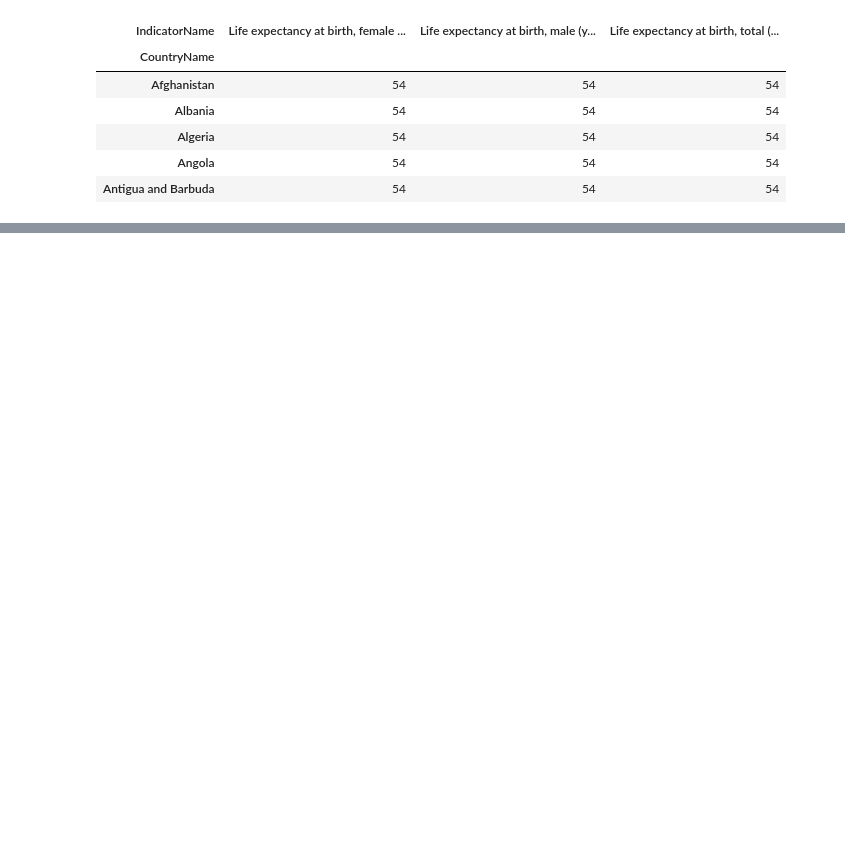
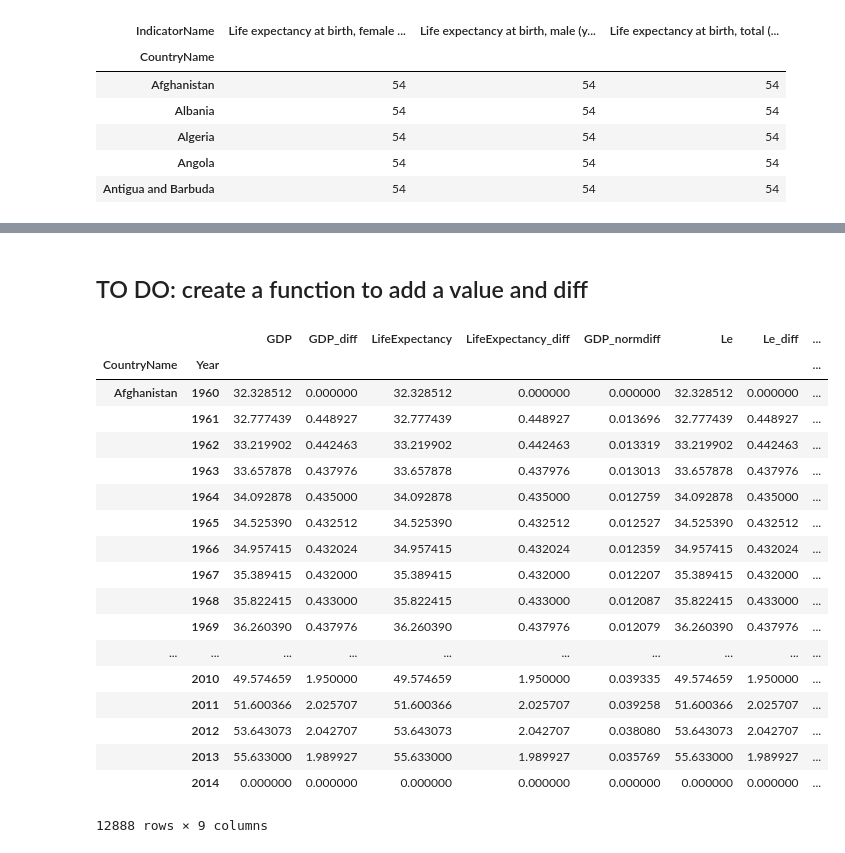
Before and after one commit to gussie/Springboard_data_science, a Jupyter notebook: Capstone project 1.ipynb, the cells around one changed output, grey strips where cells are left out. Drawn from its saved outputs; the diff is of its cells as text; code cells hidden in the pictures; blank space fills up the shorter version.

```diff
--- a/Capstone project 1.ipynb
+++ b/Capstone project 1.ipynb
@@ -301,6 +287,0 @@ for i in l_countries:
-# %%
-#create a life expectancy series per country
-for i in l_countries:
-    x = df[(df.CountryName == i) & (df.IndicatorCode == 'SP.DYN.LE00.IN')]  #life expectancy
-    x = pd.DataFrame(x,columns=columns)
-    d_le[i] = x
@@ -306,0 +337,51 @@ for i in l_countries:
+# %% [markdown]
+## TO DO: create a function to add a value and diff
+# %%
+#normalized the diff, then make it a function with df and indicator as inputs (to concatenate to df)
+# df_worldtopics = pd.merge(df[df.CountryName == 'World'], metrics, left_on='IndicatorCode', right_on='SeriesCode', how='left')
+
+test = df_ml.head()
+
+def new_col(working_df, new_indicator, name):
+    norm_diff = []
+    new_indicator = new_indicator.pivot_table(values='Value', index=['CountryName', 'Year'], columns=['IndicatorName'])
+
+    working_df[name] = new_indicator
+    working_df[name+'_diff'] = new_indicator.diff()
+
+    # Create series with normalized difference for the indicator
+    # TO DO: Add outer loop for the country
+    for i in range(len(working_df)):
+        norm_diff.append(working_df[name+'_diff'].iloc[i]/working_df[name].iloc[i])
+
+    # Add normalized diff column to the working df
+    norm_diff = pd.Series(norm_diff, index = working_df.index)
+    working_df[name+'_normdiff'] = norm_diff
+
+    working_df.fillna(0, inplace=True)
+
+    return working_df
+
+gdp = df[df.IndicatorCode =='SP.DYN.LE00.IN']
+test2 = new_col(df_ml, gdp, 'LifeExpectancy')
+test2[]
+# %% [output]
+|  |  | GDP | GDP_diff | LifeExpectancy | LifeExpectancy_diff | GDP_normdiff | Le | Le_diff | ... |
+| CountryName | Year |  |  |  |  |  |  |  | ... |
+| Afghanistan | 1960 | 32.328512 | 0.000000 | 32.328512 | 0.000000 | 0.000000 | 32.328512 | 0.000000 | ... |
+|  | 1961 | 32.777439 | 0.448927 | 32.777439 | 0.448927 | 0.013696 | 32.777439 | 0.448927 | ... |
+|  | 1962 | 33.219902 | 0.442463 | 33.219902 | 0.442463 | 0.013319 | 33.219902 | 0.442463 | ... |
+|  | 1963 | 33.657878 | 0.437976 | 33.657878 | 0.437976 | 0.013013 | 33.657878 | 0.437976 | ... |
+|  | 1964 | 34.092878 | 0.435000 | 34.092878 | 0.435000 | 0.012759 | 34.092878 | 0.435000 | ... |
+|  | 1965 | 34.525390 | 0.432512 | 34.525390 | 0.432512 | 0.012527 | 34.525390 | 0.432512 | ... |
+|  | 1966 | 34.957415 | 0.432024 | 34.957415 | 0.432024 | 0.012359 | 34.957415 | 0.432024 | ... |
+|  | 1967 | 35.389415 | 0.432000 | 35.389415 | 0.432000 | 0.012207 | 35.389415 | 0.432000 | ... |
+|  | 1968 | 35.822415 | 0.433000 | 35.822415 | 0.433000 | 0.012087 | 35.822415 | 0.433000 | ... |
+|  | 1969 | 36.260390 | 0.437976 | 36.260390 | 0.437976 | 0.012079 | 36.260390 | 0.437976 | ... |
+| ... | ... | ... | ... | ... | ... | ... | ... | ... | ... |
+|  | 2010 | 49.574659 | 1.950000 | 49.574659 | 1.950000 | 0.039335 | 49.574659 | 1.950000 | ... |
+|  | 2011 | 51.600366 | 2.025707 | 51.600366 | 2.025707 | 0.039258 | 51.600366 | 2.025707 | ... |
+|  | 2012 | 53.643073 | 2.042707 | 53.643073 | 2.042707 | 0.038080 | 53.643073 | 2.042707 | ... |
+|  | 2013 | 55.633000 | 1.989927 | 55.633000 | 1.989927 | 0.035769 | 55.633000 | 1.989927 | ... |
+|  | 2014 | 0.000000 | 0.000000 | 0.000000 | 0.000000 | 0.000000 | 0.000000 | 0.000000 | ... |
+12888 rows × 9 columns
```
Also changed, not shown: parts of 37 cells of this notebook.
